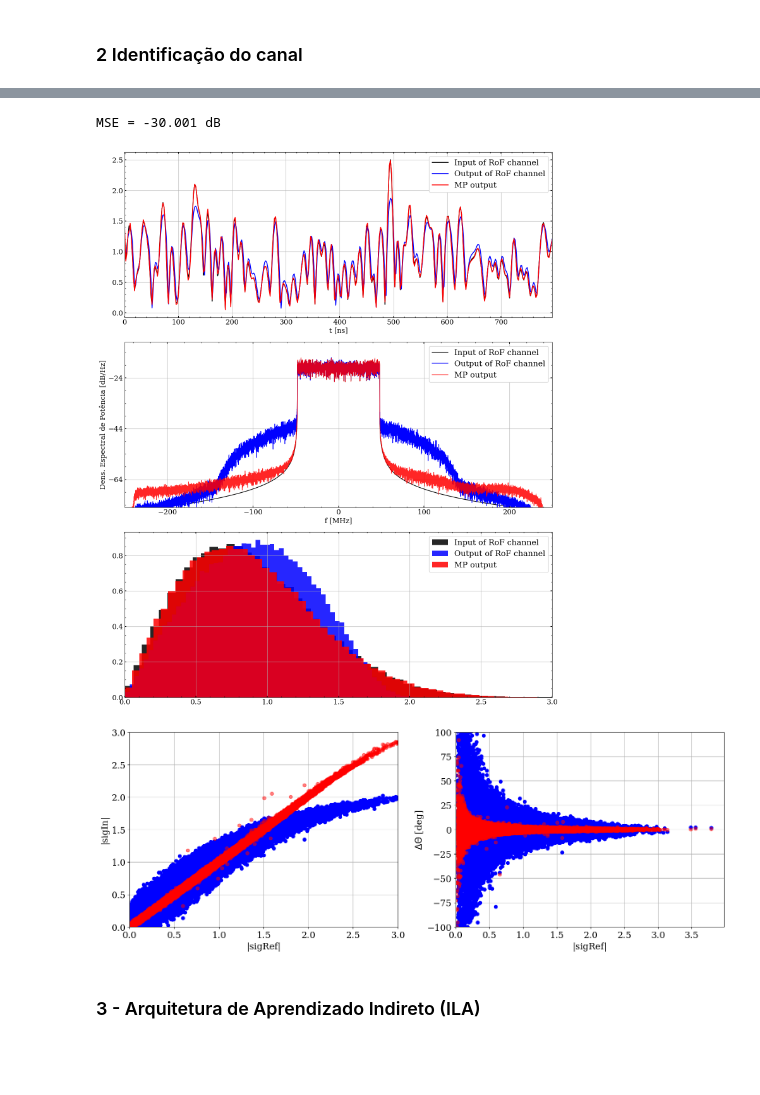
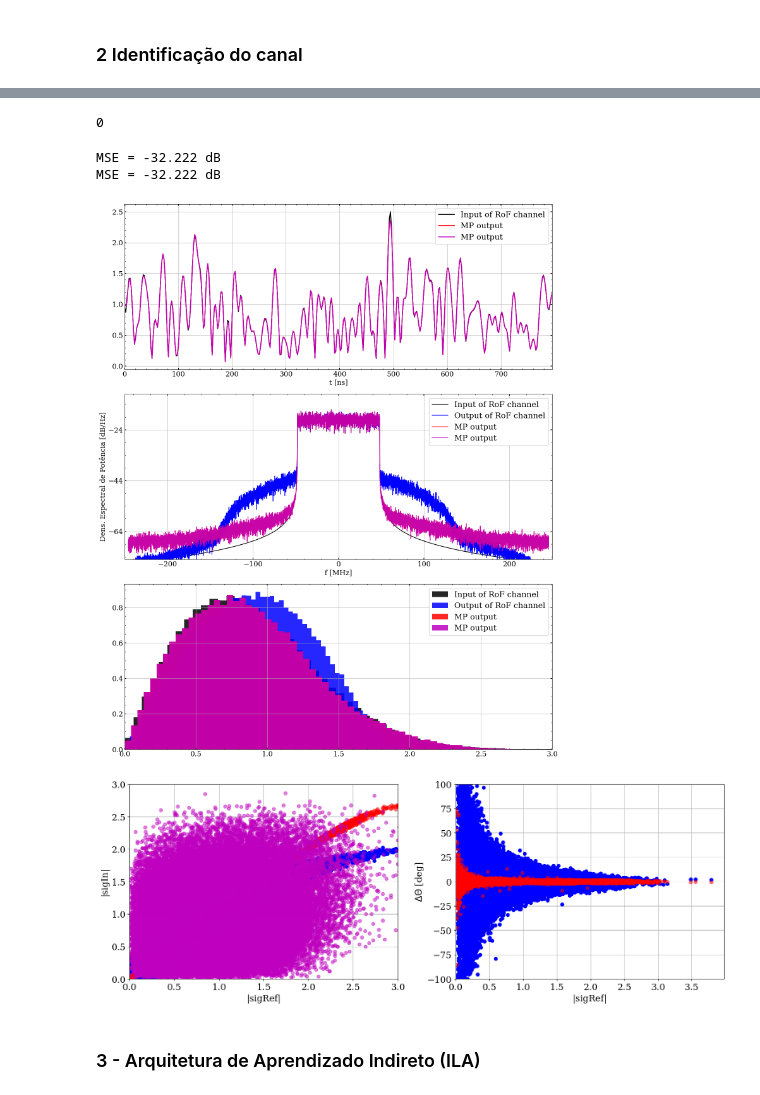
Before and after one commit to daniel7fontes/dpdPy, a Jupyter notebook: examples/test_simple_2.ipynb, the cells around one changed output, grey strips where cells are left out. Cells and saved outputs as stored; diff of their text form; code cells hidden in the pictures; blank space fills up the shorter version.

```diff
--- a/examples/test_simple_2.ipynb
+++ b/examples/test_simple_2.ipynb
@@ -139,11 +139,11 @@ model, trainLoss, testLoss = trainNN(th.from_numpy(sigIn[0:50_000]).to(paramTrai
 # %%
 paramModel = parameters()
 paramModel.model_name = "ETDKAN"
-paramModel.N = 2
+paramModel.N = 1
 paramModel.M = 1
-paramModel.k = 3
-paramModel.grid = 3
-paramModel.seed = 1
+paramModel.k = 2
+paramModel.grid = 2
+paramModel.seed = 0
 
 paramTrain = parameters()
 paramTrain.trainTestFrac = 0.75
@@ -154,7 +154,7 @@ paramTrain.lr      = 5e-3
 paramTrain.epochs  = 100
 paramTrain.pgrsBar = True
 paramTrain.device  = "cuda" # "cpu"
-paramTrain.symbolicEpoch = []
+paramTrain.symbolicEpoch = 50
 
 model, trainLoss, testLoss = trainNN(th.from_numpy(sigIn[0:50_000]).to(paramTrain.device).type(th.complex64),  \
                                      th.from_numpy(sigRef[0:50_000]).to(paramTrain.device).type(th.complex64), \
@@ -184,16 +217,30 @@ plt.tight_layout()
 # %%
-sig_model = fitFilterNN(th.from_numpy(sigIn).to(paramTrain.device).type(th.complex64), model2, paramModel.M + 1, 0, 1, 100, augment = False, prgsBar = True)
+sig_model = fitFilterNN(th.from_numpy(sigIn).to(paramTrain.device).type(th.complex64), model, paramModel.M + 1, paramModel.K, 1, 100, augment = True, prgsBar = True)
 sig_model = sig_model.detach().cpu().numpy()
+# %%
+sig_model_v2 = fitFilterNN_v2(th.from_numpy(sigIn).to(paramTrain.device).type(th.complex64), \
+                              model, paramTrain, paramModel, batchSize = 100, predict = True)
+
+sig_model_v2 = sig_model_v2.detach().cpu().numpy()
+# %%
+delay = finddelay(sig_model_v2, sig_model)
+delay
+# %% [output]
+0
 # %%
 indx = np.arange(0, int(10000*SpS_DPD/SpS))
+#indx = np.arange(sigRef.size - int(10000*SpS_DPD/SpS), sigRef.size)
+
 fig, axs = plt.subplots(3, 1, figsize = (15, 18))
 t = np.arange(0, sigRef.size)*(1/Fs)*(SpS/SpS_DPD)
 
-print(f"MSE = {10*np.log10(np.mean(np.abs(sig_model - sigRef)**2)):.3f} dB")
+print(f"MSE = {10*np.log10(np.mean(np.abs(np.roll(sig_model, 0) - sigRef)**2)):.3f} dB")
+print(f"MSE = {10*np.log10(np.mean(np.abs(np.roll(sig_model_v2, 0) - sigRef)**2)):.3f} dB")
 
 axs[0].plot(t[indx]*1e9, np.abs(sigRef[indx]), "k", lw = 2, label = "Input of RoF channel")
-axs[0].plot(t[indx]*1e9, np.abs(sigIn[indx]),  "b", lw = 2, label = "Output of RoF channel")
+#axs[0].plot(t[indx]*1e9, np.abs(sigIn[indx]),  "b", lw = 2, label = "Output of RoF channel")
 axs[0].plot(t[indx]*1e9, np.abs(sig_model[indx]), "r", lw = 2, label = "MP output")
+axs[0].plot(t[indx]*1e9, np.abs(np.roll(sig_model_v2, 0)[indx]), "m", lw = 2, label = "MP output")
 
 axs[0].set_xlim(0, np.max(t[indx])*1e9)
 axs[0].legend(framealpha = 1, fontsize = 18, loc = "upper right")
@@ -206,6 +253,8 @@ axs[0].tick_params(axis = 'both', top = "True", right = "True", which='major',
 axs[1].psd(sigRef, Fs = (SpS_DPD/SpS)*Fs/1e6, NFFT = 16*1024, sides = 'twosided', color = "k", label = "Input of RoF channel")
 axs[1].psd(sigIn, Fs = (SpS_DPD/SpS)*Fs/1e6, NFFT = 16*1024, sides = 'twosided', color = "b", label = "Output of RoF channel")
 axs[1].psd(sig_model, Fs = (SpS_DPD/SpS)*Fs/1e6, NFFT = 16*1024, sides = 'twosided', color = "r", label = "MP output", alpha = 0.85)
+axs[1].psd(sig_model_v2, Fs = (SpS_DPD/SpS)*Fs/1e6, NFFT = 16*1024, sides = 'twosided', color = "m", label = "MP output", alpha = 0.85)
+
 axs[1].set_xlabel("f [MHz]")
 axs[1].set_ylabel("Dens. Espectral de Potência [dB/Hz]")
 axs[1].set_xlim(-250, 250)
@@ -219,6 +268,8 @@ axs[1].legend(framealpha = 1, fontsize = 18, loc = "upper right")
 axs[2].hist(np.abs(sigRef), density = True, bins = 64, color = "k", label = 'Input of RoF channel', alpha = 0.85)
 axs[2].hist(np.abs(sigIn), density = True, bins = 64, color = "b", label = 'Output of RoF channel', alpha = 0.85)
 axs[2].hist(np.abs(sig_model), density = True, bins = 64, color = "r", label = 'MP output', alpha = 0.85)
+axs[2].hist(np.abs(sig_model_v2), density = True, bins = 64, color = "m", label = 'MP output', alpha = 0.85)
+
 axs[2].set_xlim(0, 3)
 axs[2].grid()
 axs[2].minorticks_on()
@@ -229,32 +280,35 @@ axs[2].legend(framealpha = 1, fontsize = 18, loc = "upper right")
 plt.tight_layout()
 plt.show()
 # %% [output]
-MSE = -30.001 dB
+MSE = -32.222 dB
+MSE = -32.222 dB
-[figure, old version]
+[figure, new version]
 # %%
 fig, axs = plt.subplots(1, 2, figsize = (16, 6))
 
 n_pts = 100_000
 
 axs[0].plot(np.abs(sigRef[0:n_pts]), np.abs(sigIn[0:n_pts]), "o", color = "b")
 axs[0].plot(np.abs(sigRef[0:n_pts]), np.abs(sig_model[0:n_pts]), "o", color = "r", alpha = 0.5)
+axs[0].plot(np.abs(sigRef[0:n_pts]), np.abs(np.roll(sig_model_v2, -3)[0:n_pts]), "o", color = "m", alpha = 0.5)
+
 axs[0].set_xlim(0,3)
 axs[0].set_ylim(0,3)
 axs[0].set_xlabel("|sigRef|")
 axs[0].set_ylabel("|sigIn|")
 axs[0].grid()
 
 axs[1].plot(np.abs(sigRef[0:n_pts]), (np.angle(sigIn) - np.angle(sigRef))[0:n_pts]*180/pi, "o", color = "b")
 axs[1].plot(np.abs(sigRef[0:n_pts]), (np.angle(sig_model) - np.angle(sigRef))[0:n_pts]*180/pi, "o", color = "r", alpha = 0.5)
 axs[1].set_xlim(0)
 axs[1].set_ylim(-100, 100)
 axs[1].set_xlabel("|sigRef|")
 axs[1].set_ylabel("$\Delta \Theta$ [deg]")
 axs[1].grid()
 
 plt.tight_layout()
 # %% [output]
-[figure, old version]
+[figure, new version]
 # %% [markdown]
 ### 3 - Arquitetura de Aprendizado Indireto (ILA)
 # %%
```
Also changed, not shown: parts of 8 cells of this notebook, 14 other files.
